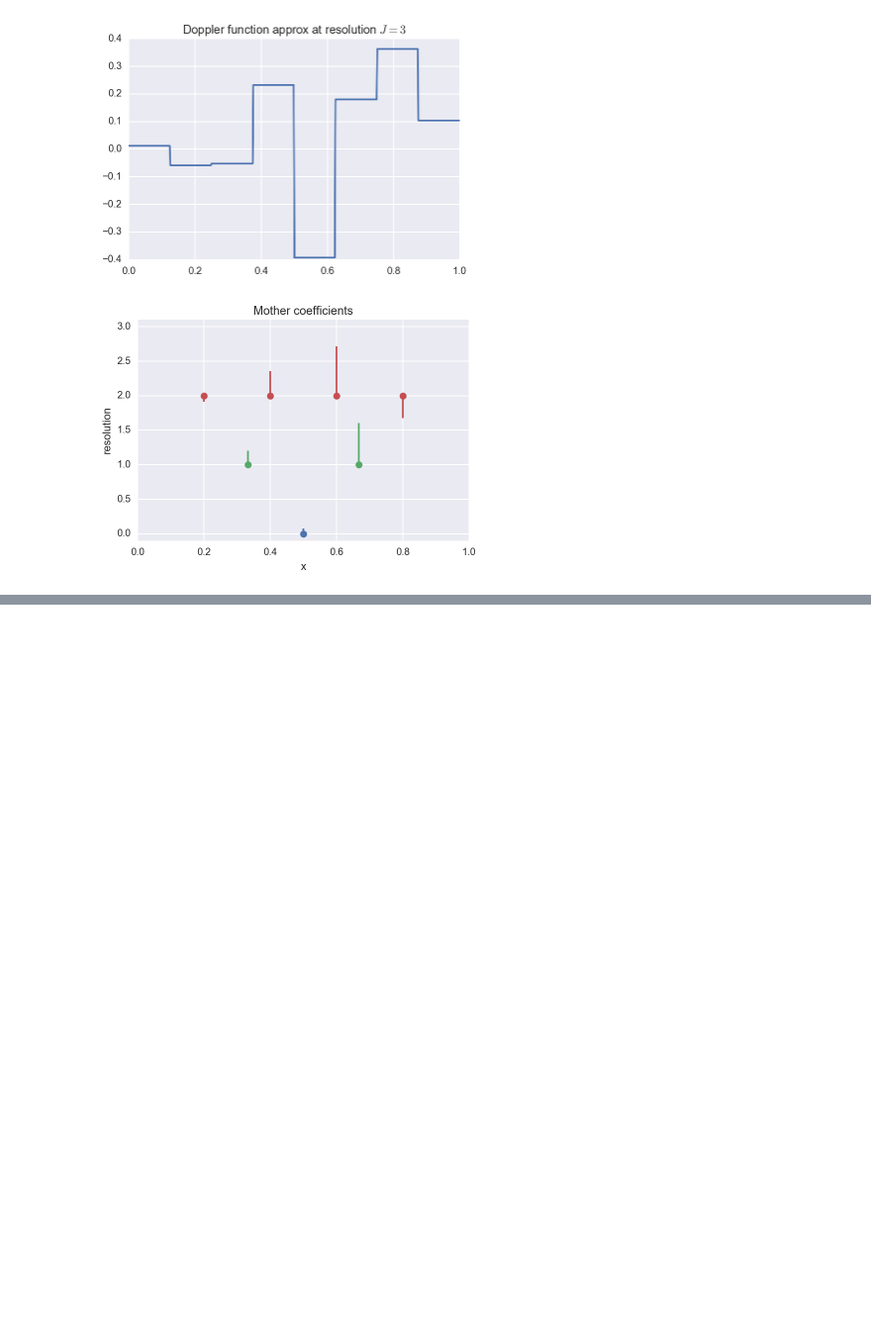
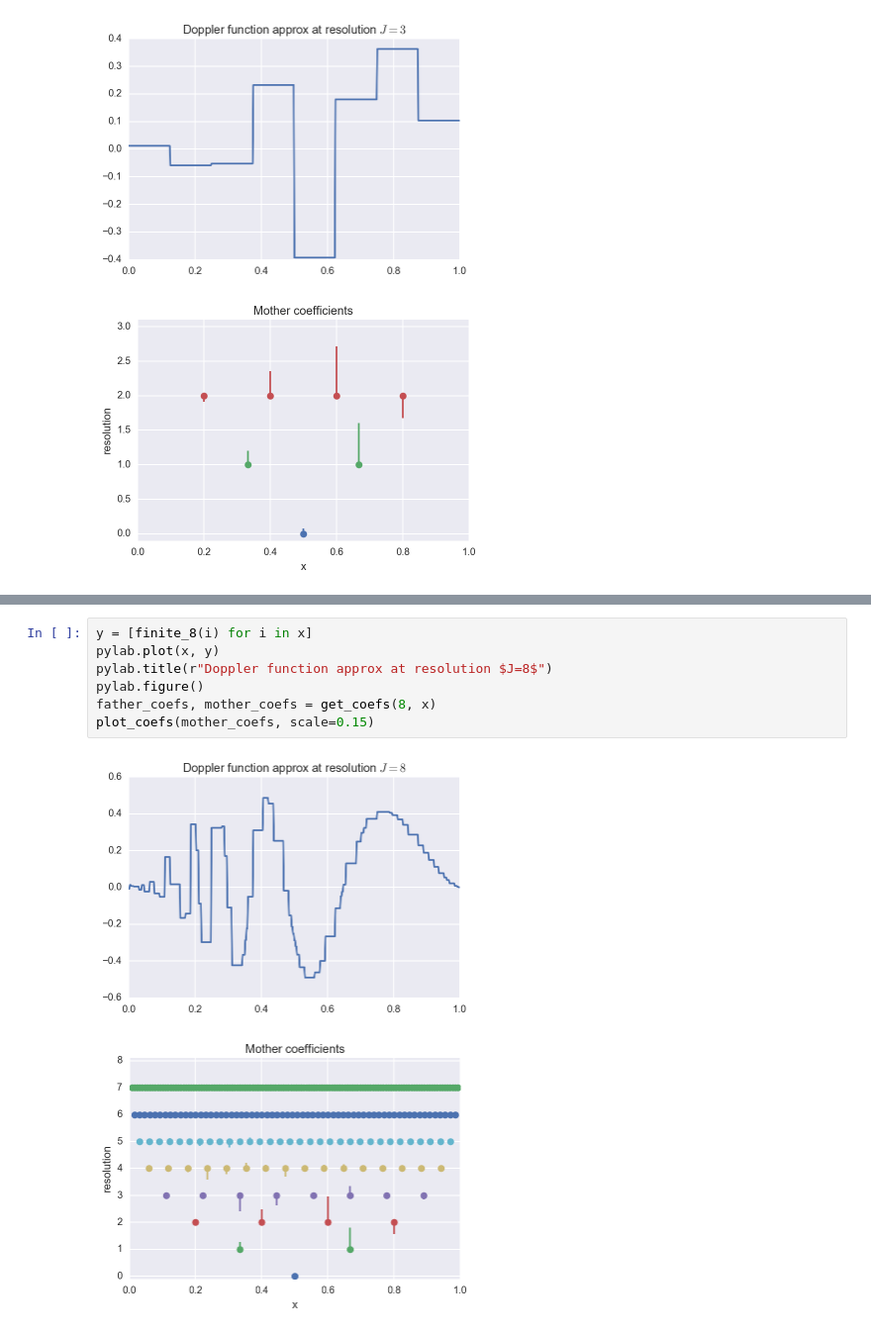
Before and after one commit to dicai/stats_notebook, a Jupyter notebook: wavelets.ipynb, the cells around one changed output, grey strips where cells are left out. Shown at 99% size. Saved outputs shown, nothing was run; the diff lists cells and outputs as text; blank space fills up the shorter version.

```diff
--- a/wavelets.ipynb
+++ b/wavelets.ipynb
@@ -231,0 +242,10 @@ plot_coefs(mother_coefs, scale=0.2)
+# %%
+y = [finite_8(i) for i in x]
+pylab.plot(x, y)
+pylab.title(r"Doppler function approx at resolution $J=8$")
+pylab.figure()
+father_coefs, mother_coefs = get_coefs(8, x)
+plot_coefs(mother_coefs, scale=0.15)
+# %% [output]
+[figure, added]
+[figure, added]
```
Also changed, not shown: parts of 1 cell of this notebook, 1 other file.
